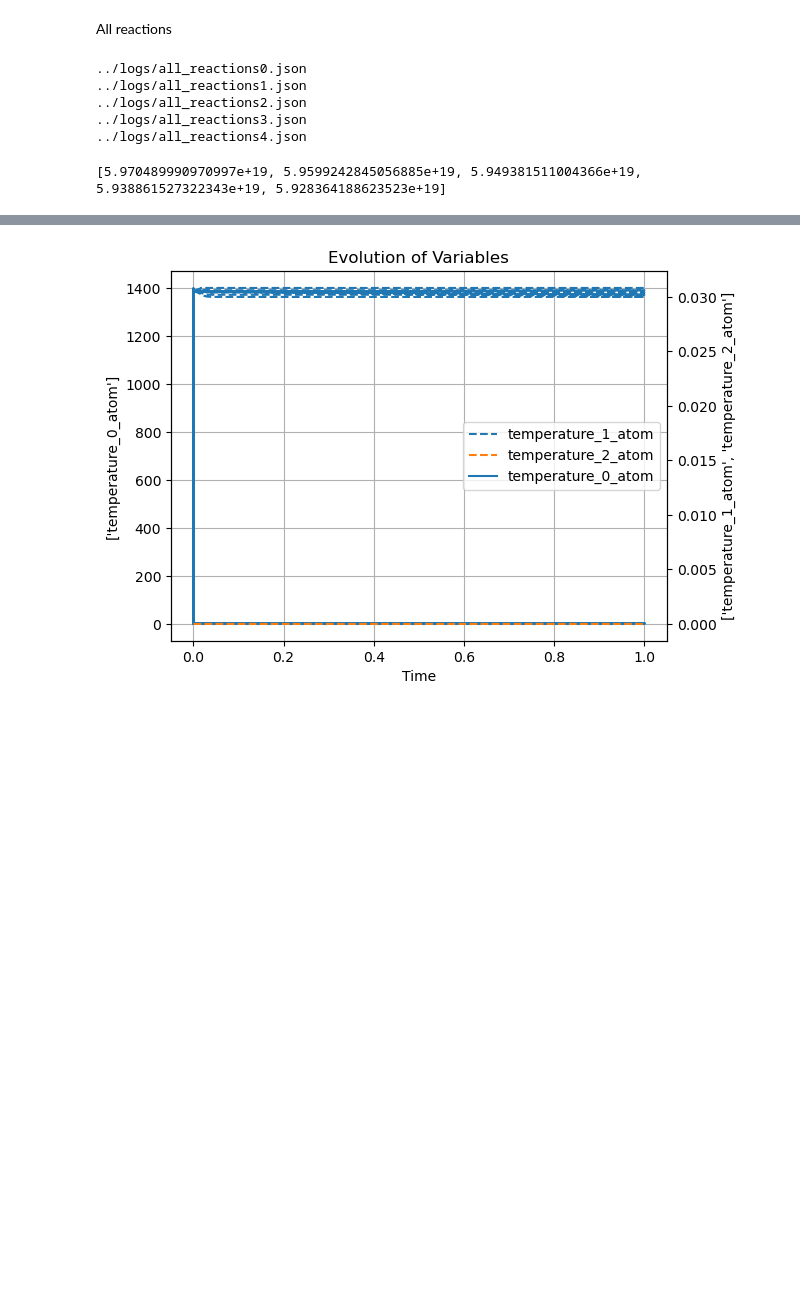
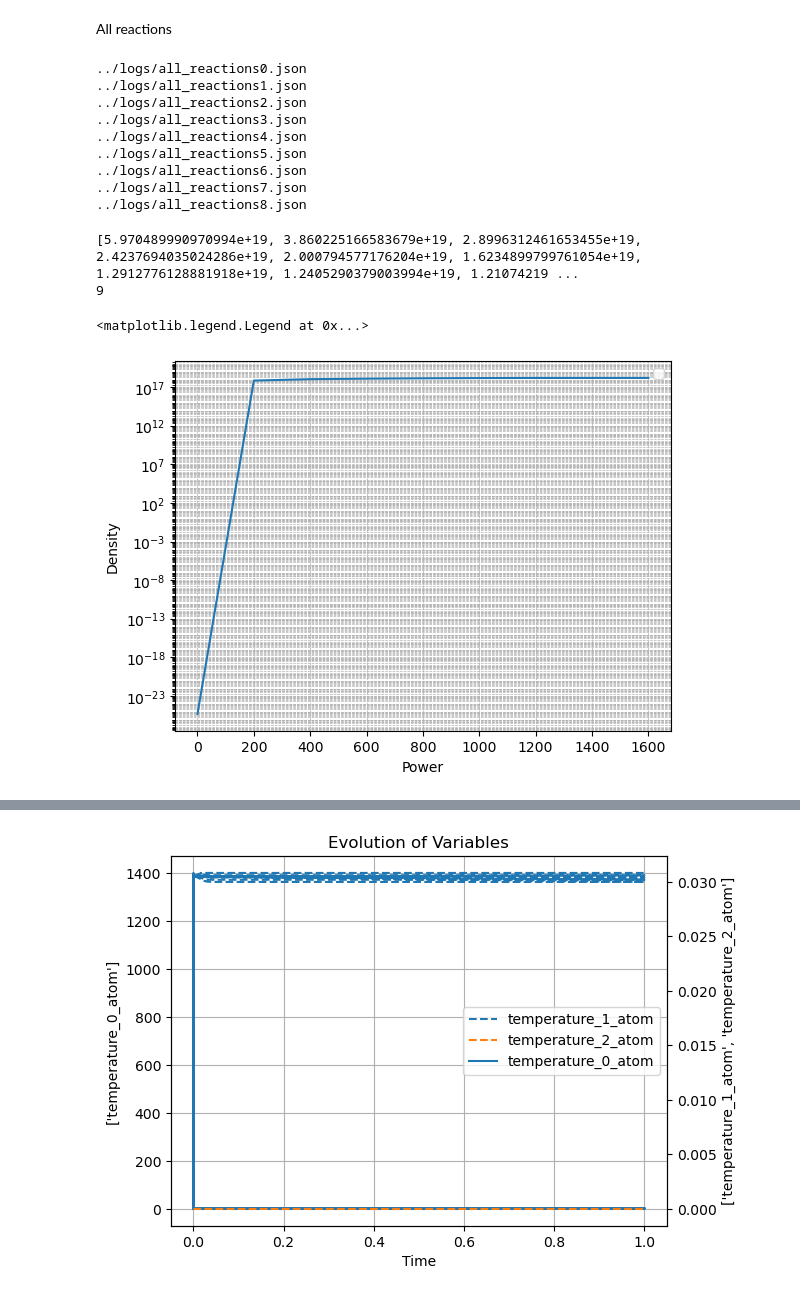
Before and after one commit to sverdier136/AtmopropX__0D-global-model, a Jupyter notebook: src/results_analysis_all_reactions_power.ipynb, the cells around one changed output, grey strips where cells are left out. Saved outputs shown, nothing was run; the diff lists cells and outputs as text; code cells hidden in the pictures; blank space fills up the shorter version.

```diff
--- a/src/results_analysis_all_reactions_power.ipynb
+++ b/src/results_analysis_all_reactions_power.ipynb
@@ -6,12 +6,15 @@ import numpy as np
 import matplotlib.pyplot as plt
 # %%
 
-power_list = [0, 400, 800, 1.2e3, 1.6e3]
+power_list = [0, 200, 400, 600, 800, 1e3, 1.2e3, 1.4e3, 1.6e3]
+efficiency_list = [0.8, 0.7, 0.6, 0.5, 0.45, 0.42, 0.4, 0.35, 0.31]
 Le=[]
 LXe=[]
 LXe_ion=[]
+LTe=[]
+LTXe=[]
 tracked_variables = {}
-for i in range(5):
+for i in range(9):
     log_file_path = '../logs/all_reactions'+str(i)+'.json'
     print(log_file_path)
     with open(log_file_path, 'r') as file:
@@ -19,14 +22,47 @@ for i in range(5):
     Le.append(tracked_variables["e_density"][-1])
     LXe.append(tracked_variables["Xe_density"][-1])
     LXe_ion.append(tracked_variables["Xe+_density"][-1])
+    LTe.append(tracked_variables['temperature_0_atom'][-1])
+    LTXe.append(tracked_variables['temperature_1_atom'][-1])
 # %% [output]
 ../logs/all_reactions0.json
 ../logs/all_reactions1.json
 ../logs/all_reactions2.json
 ../logs/all_reactions3.json
 ../logs/all_reactions4.json
+../logs/all_reactions5.json
+../logs/all_reactions6.json
+../logs/all_reactions7.json
+../logs/all_reactions8.json
 # %%
 print(LXe)
+print(len(Le))
 # %% [output]
-[5.970489990970997e+19, 5.9599242845056885e+19, 5.949381511004366e+19, 5.938861527322343e+19, 5.928364188623523e+19]
+[5.970489990970994e+19, 3.860225166583679e+19, 2.8996312461653455e+19, 2.4237694035024286e+19, 2.000794577176204e+19, 1.6234899799761054e+19, 1.2912776128881918e+19, 1.2405290379003994e+19, 1.21074219 ...
+9
+# %%
+from matplotlib.ticker import LogLocator
+
+x=power_list
+y=Le
+
+fig, ax = plt.subplots()
+ax.plot(x,y)
+
+ax.set_yscale('log')
+
+ax.yaxis.set_major_locator(LogLocator(base=10.0, subs=(1.0, ), numticks=10))
+ax.yaxis.set_minor_locator(LogLocator(base=10.0, subs=np.arange(2, 10)*0.1, numticks=100))
+
+ax.grid(True, which='both', linestyle='--', linewidth=0.5)
+
+# plt.plot(x, y, label="electron density")
+# plt.grid()
+# plt.yscale('log')
+plt.xlabel("Power")
+plt.ylabel("Density")
+plt.legend()
+# %% [output]
+<matplotlib.legend.Legend at 0x...>
+[figure, added]
 # %%
```
Also changed, not shown: parts of 9 cells of this notebook, 5 other files.
